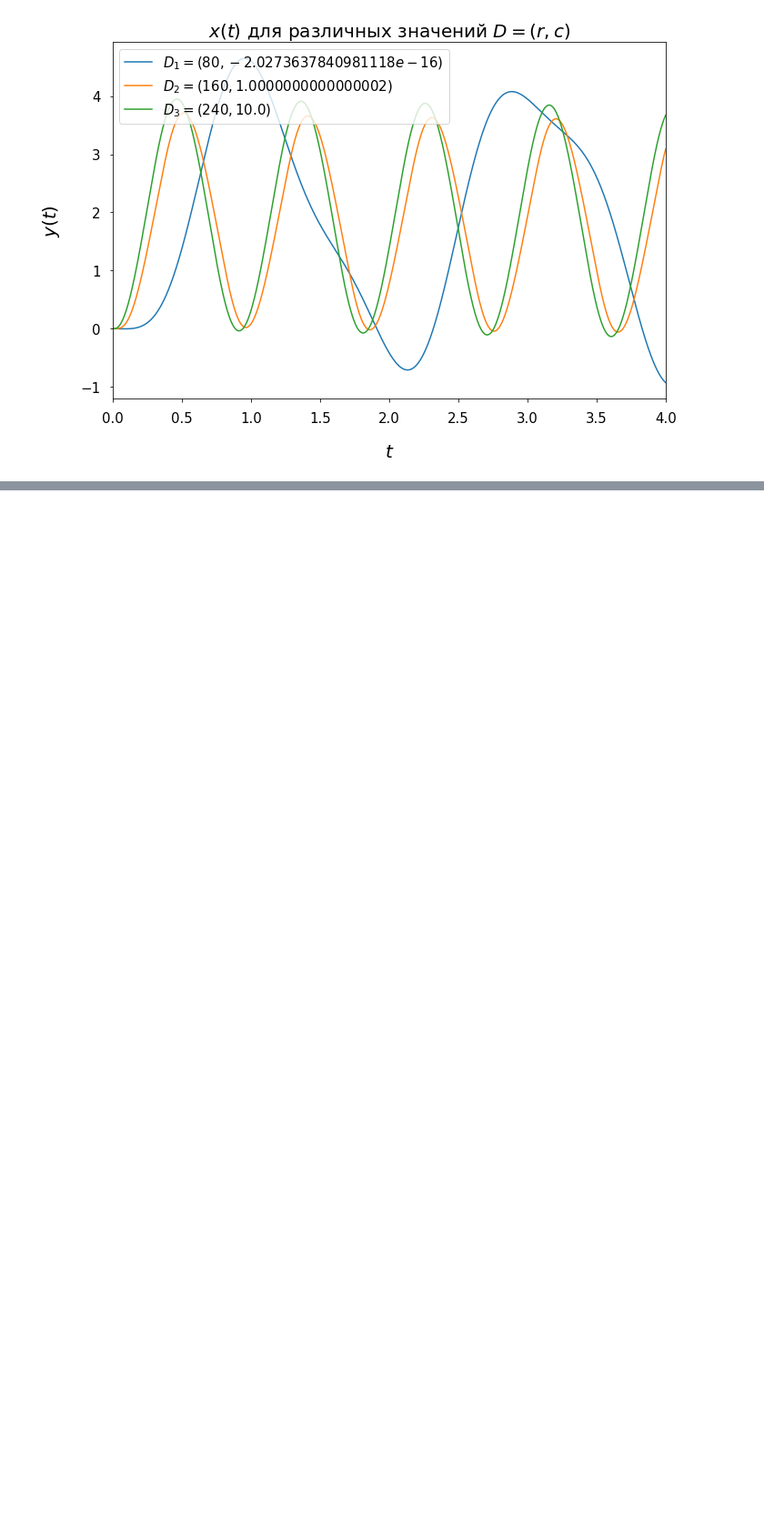
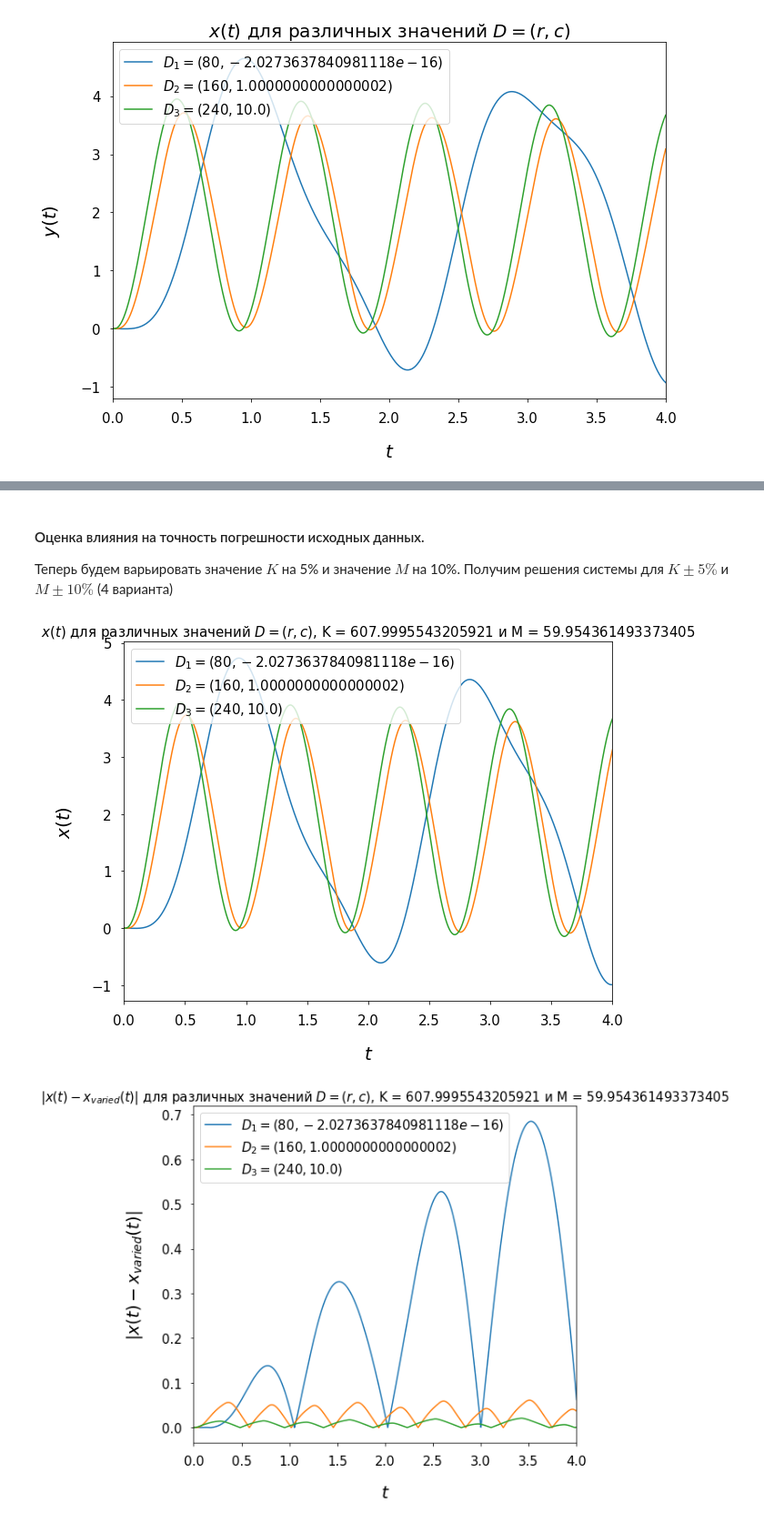
Before and after one commit to lamtev/comp_maths_labs, a Jupyter notebook: coursework/notebook/car.ipynb, the cells around one changed output, grey strips where cells are left out. Shown: that part at 91% size. Cells and saved outputs as stored; diff of their text form; code cells hidden in the pictures; blank space fills up the shorter version.

Commit message:
add parameters variation

```diff
--- a/coursework/notebook/car.ipynb
+++ b/coursework/notebook/car.ipynb
@@ -127,17 +148,6 @@ from numpy import arange, transpose
 from scipy.integrate import odeint
 
 import matplotlib.pyplot as plt
-
-class Damper:
-    r : float
-    c : float
-
-    def __init__(self, c : float, r : float):
-        self.r = r
-        self.c = c
-
-    def __str__(self):
-        return '({r}, {c})'.format(r=self.r, c=self.c)
 
 rs = [80, 160, 240]
 dampers = []
@@ -150,11 +160,11 @@ right = 4 + h
 
 points = arange(left, right, h)
 
-initialConditions = [0, 0]
+initial_conditions = [0, 0]
 
 values = []
 for d in dampers:
-    res, info = odeint(fun, initialConditions, points, args=(d.r, d.c, K, M), atol=1e-8, full_output=True)
+    res, info = odeint(fun, initial_conditions, points, args=(d.r, d.c, K, M), atol=1e-10, full_output=True)
     y = transpose(res)[0]
     values.append(y)
 
@@ -170,7 +180,6 @@ axes.tick_params(labelsize=15, pad=10)
 axes.set_xlim([left, right])
 plt.title('$x(t)$ для различных значений $D = (r, c)$', fontsize=20)
 plt.tight_layout()
-plt.savefig('./p.png')
 plt.show()
 # %% [output]
 [figure]
@@ -203,0 +233,43 @@ D2: ro^2 = 21777.93043166616, delta = 3.949934081661019
+# %% [markdown]
+#### Оценка влияния на точность погрешности исходных данных.
+
+Теперь будем варьировать значение $K$ на 5% и значение $M$ на 10%. Получим решения системы для $K \pm 5\%$ и $M \pm 10\%$ (4 варианта)
+# %%
+Ks = [K * 0.95, K * 1.05]
+Ms = [M * 0.9, M * 1.1]
+
+new_values = []
+for k in Ks:
+    for m in Ms:
+        for d in dampers:
+            res, info = odeint(fun, initial_conditions, points, args=(d.r, d.c, k, m), atol=1e-10, full_output=True)
+            y = transpose(res)[0]
+            new_values.append(y)
+
+        axes = plt.figure(figsize=(10,7)).gca()
+        for i in range(len(dampers)):
+            axes.plot(points, new_values[i], linewidth=1.5, label='$D_{i} = {d}$'.format(d=dampers[i], i=i+1))
+
+        axes.legend(loc='upper left', fontsize=15)
+        axes.set_xlabel('$t$', fontsize=20, labelpad=20)
+        axes.set_ylabel('$x(t)$', fontsize=20, labelpad=20)
+        axes.tick_params(labelsize=15, pad=10)
+        axes.set_xlim([left, right])
+        plt.title('$x(t)$ для различных значений $D = (r, c)$, K = {k} и M = {m}'.format(k=k, m=m), fontsize=15)
+        plt.tight_layout()
+
+        dif = plt.figure(figsize=(10,7)).gca()
+        for i in range(len(dampers)):
+            dif.plot(points, fabs(values[i] - new_values[i]), linewidth=1.5, label='$D_{i} = {d}$'.format(d=dampers[i], i=i+1))
+        dif.legend(loc='upper left', fontsize=15)
+        dif.set_xlabel('$t$', fontsize=20, labelpad=20)
+        dif.set_ylabel('$|x(t) - x_{varied}(t)|$', fontsize=20, labelpad=20)
+        dif.tick_params(labelsize=15, pad=10)
+        dif.set_xlim([left, right])
+        plt.title('$|x(t) - x_{v}(t)|$ для различных значений $D = (r, c)$, K = {k} и M = {m}'.format(k=k, m=m, v='{varied}'), fontsize=15)
+        plt.tight_layout()
+
+        plt.show()
+# %% [output]
+[figure, added]
+[figure, added]
```
Also changed, not shown: parts of 12 cells of this notebook.
